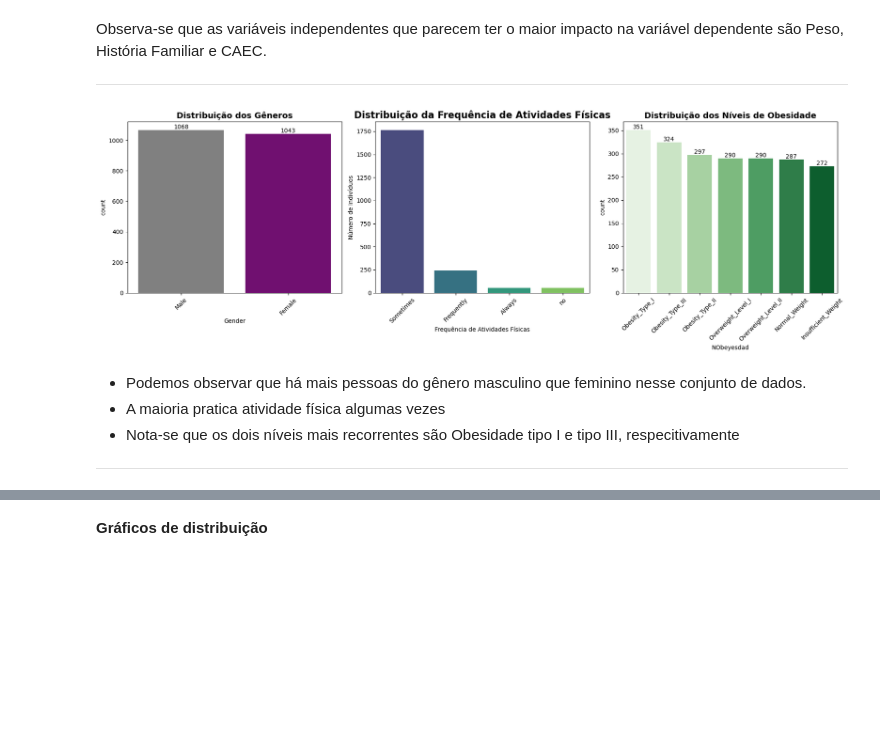
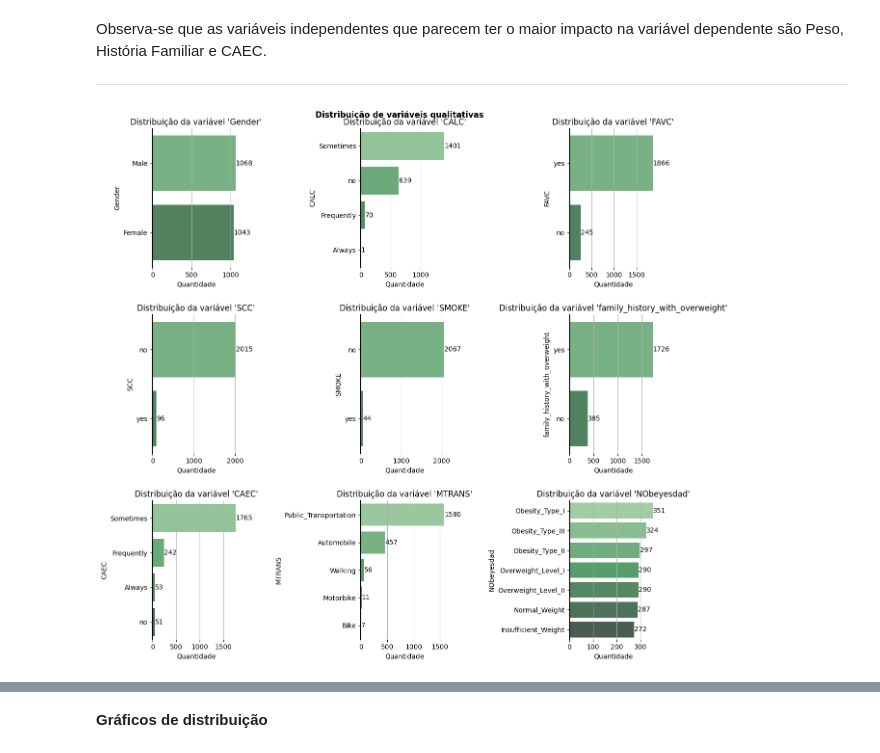
Before and after one commit to atlantico-academy/equipe4-2024.2, a Jupyter notebook: notebooks/01-exploratory_data_analysis-checkout.ipynb, the cells around one changed output, grey strips where cells are left out. Drawn from its saved outputs; the diff is of its cells as text; code cells hidden in the pictures; blank space fills up the shorter version.

```diff
--- a/notebooks/01-exploratory_data_analysis-checkout.ipynb
+++ b/notebooks/01-exploratory_data_analysis-checkout.ipynb
@@ -187,35 +173,56 @@ plt.show()
 Observa-se que as variáveis independentes que parecem ter o maior impacto na variável dependente são Peso, História Familiar e CAEC.
  ***
 # %%
-fig, axes = plt.subplots(nrows=1, ncols=3, figsize=(18, 6))
+# fig, axes = plt.subplots(nrows=3, ncols=3, figsize=(18, 6))
 
-order_colors = {"Male": "gray", "Female": "purple"}
-sns.countplot(x="Gender", data=df, order=order_colors.keys(), palette=order_colors.values(), ax=axes[0])
-axes[0].set_title("Distribuição dos Gêneros", fontsize=14, fontweight="bold")
-axes[0].set_xticklabels(axes[0].get_xticklabels(), rotation=45)
-for i, count in enumerate(df["Gender"].value_counts()):
-    axes[0].text(i, count, str(count), ha='center', va='bottom')
+# order_colors = {"Male": "gray", "Female": "purple"}
+# sns.countplot(x="Gender", data=df, order=order_colors.keys(), palette=order_colors.values(), ax=axes[0], orient='h')
+# axes[0].set_title("Distribuição dos Gêneros", fontsize=14, fontweight="bold")
+# axes[0].set_xticklabels(axes[0].get_xticklabels(), rotation=45)
+# for i, count in enumerate(df["Gender"].value_counts()):
+#     axes[0].text(i, count, str(count), ha='center', va='bottom')
 
-caec_order = df['CAEC'].value_counts().index
-sns.countplot(x='CAEC', data=df, order=caec_order, palette='viridis', ax=axes[1])
-axes[1].set_title('Distribuição da Frequência de Atividades Físicas', fontsize=16, fontweight='bold')
-axes[1].set_xlabel('Frequência de Atividades Físicas')
-axes[1].set_ylabel('Número de Indivíduos')
-axes[1].set_xticklabels(axes[1].get_xticklabels(), rotation=45)
+# caec_order = df['CAEC'].value_counts().index
+# sns.countplot(x='CAEC', data=df, order=caec_order, palette='viridis', ax=axes[1], orient='h')
+# axes[1].set_title('Distribuição da Frequência de Atividades Físicas', fontsize=16, fontweight='bold')
+# axes[1].set_xlabel('Frequência de Atividades Físicas')
+# axes[1].set_ylabel('Número de Indivíduos')
+# axes[1].set_xticklabels(axes[1].get_xticklabels(), rotation=45)
 
-sorted_obesity_levels = df['NObeyesdad'].value_counts().index
-sns.countplot(x="NObeyesdad", data=df, order=sorted_obesity_levels, palette="Greens", ax=axes[2])
-axes[2].set_title("Distribuição dos Níveis de Obesidade", fontsize=14, fontweight="bold")
-axes[2].set_xticklabels(axes[2].get_xticklabels(), rotation=45)
-for i, count in enumerate(df['NObeyesdad'].value_counts()):
-    axes[2].text(i, count, str(count), ha='center', va='bottom')
+# sorted_obesity_levels = df['NObeyesdad'].value_counts().index
+# sns.countplot(x="NObeyesdad", data=df, order=sorted_obesity_levels, palette="Greens_d", ax=axes[2], orient='h')
+# axes[2].set_title("Distribuição dos Níveis de Obesidade", fontsize=14, fontweight="bold")
+# axes[2].set_xticklabels(axes[2].get_xticklabels(), rotation=45)
+# for i, count in enumerate(df['NObeyesdad'].value_counts()):
+#     axes[2].text(i, count, str(count), ha='center', va='bottom')
 
-plt.tight_layout()
-plt.show()
+# plt.tight_layout()
+# plt.show()
-# %% [output]
-[figure, removed]
-# %% [markdown]
-- Podemos observar que há mais pessoas do gênero masculino que feminino nesse conjunto de dados.
-- A maioria pratica atividade física algumas vezes
-- Nota-se que os dois níveis mais recorrentes são Obesidade tipo I e tipo III, respecitivamente
-***
+# %%
+fig, axes = plt.subplots(3, 3, figsize=(12,12))
+plt.tight_layout(pad=4, w_pad=15, h_pad=5)
+fig.suptitle('Distribuição de variáveis qualitativas', fontweight='bold')
+for i, variavel in enumerate(dicionario.query("tipo == 'qualitativa'").variavel.to_list()):
+    order = df[variavel].value_counts().index
+    ax = sns.countplot(
+        data=df,
+        y=variavel,
+        ax=axes.flatten()[i],
+        alpha=0.9,
+        order=order,
+        palette="Greens_d"
+    )
+    ax.bar_label(
+        ax.containers[0],
+        fmt='%.0f',
+        label_type='edge',
+        color='black'
+    )
+    ax.set(frame_on=False)
+    ax.axvline(0, color="k", clip_on=False)
+    ax.set_title(f"Distribuição da variável '{variavel}'")
+    ax.set_xlabel('Quantidade')
+    ax.grid(axis='x', linestyle='-')
+plt.show()
+# %% [output]
+[figure, added]
```
Also changed, not shown: parts of 20 cells of this notebook.
